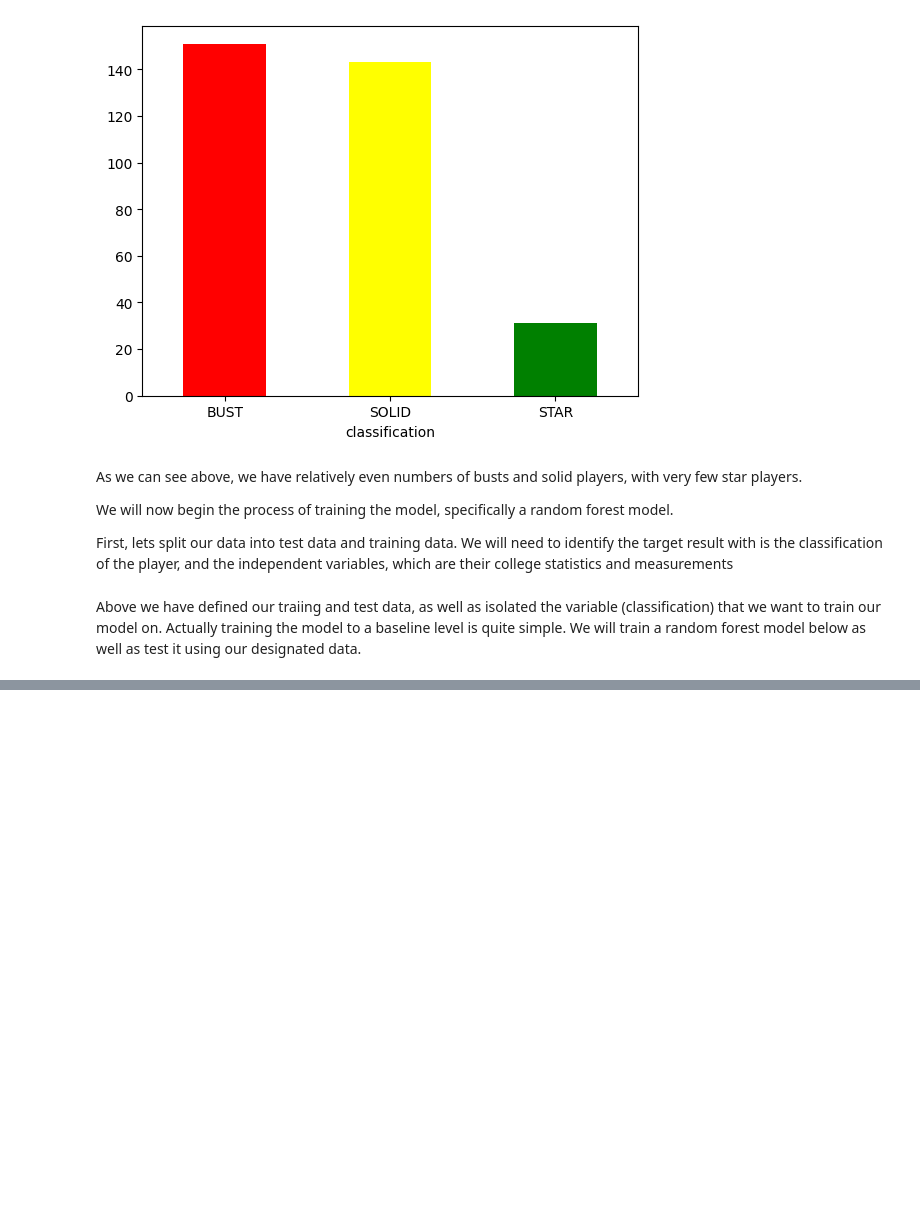
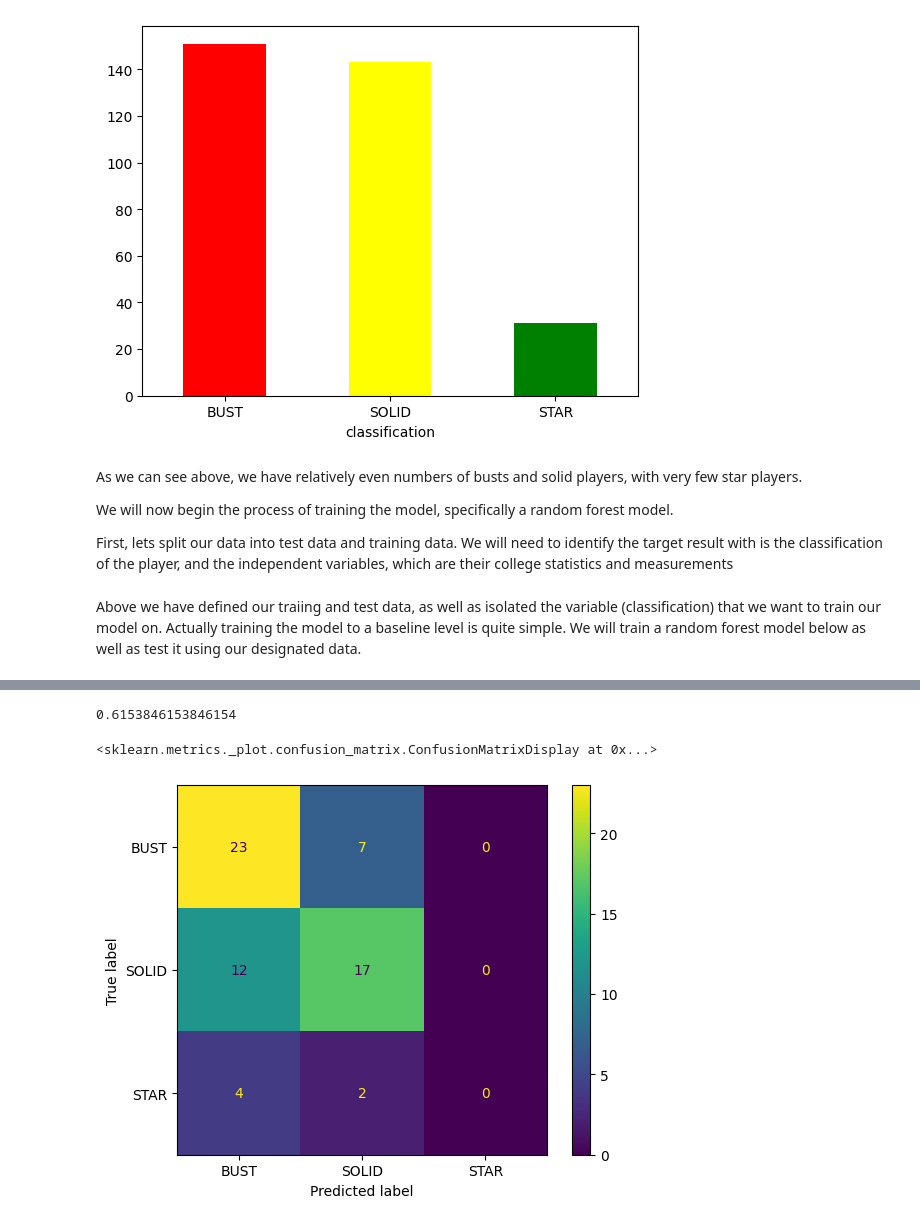
Before and after one commit to lakerfan1994/RandomForestModelTest, a Jupyter notebook: nba draft model.ipynb, the cells around one changed output, grey strips where cells are left out. Cells and saved outputs as stored; diff of their text form; code cells hidden in the pictures; blank space fills up the shorter version.

```diff
--- a/nba draft model.ipynb
+++ b/nba draft model.ipynb
@@ -134,0 +153,25 @@ print(accuracy)
+# %%
+
+
+random_forest_2 = RandomForestClassifier(random_state= 26)
+
+params = {'n_estimators': randint(100,1000),
+              'max_depth': randint(25,50)}
+
+search_engine = RandomizedSearchCV(random_forest_2, param_distributions=params, n_iter=5, cv=5, random_state=24)
+
+search_engine.fit(training_independent, training_dependent)
+
+best_random_forest = search_engine.best_estimator_
+
+newPredictions = best_random_forest.predict(test_independent)
+
+accuracy2 = accuracy_score(test_dependent, newPredictions)
+
+print(accuracy2)
+
+ConfusionMatrixDisplay.from_estimator(best_random_forest, test_independent, test_dependent)
+# %% [output]
+0.6153846153846154
+<sklearn.metrics._plot.confusion_matrix.ConfusionMatrixDisplay at 0x...>
+[figure, added]
```
Also changed, not shown: parts of 4 cells of this notebook.
